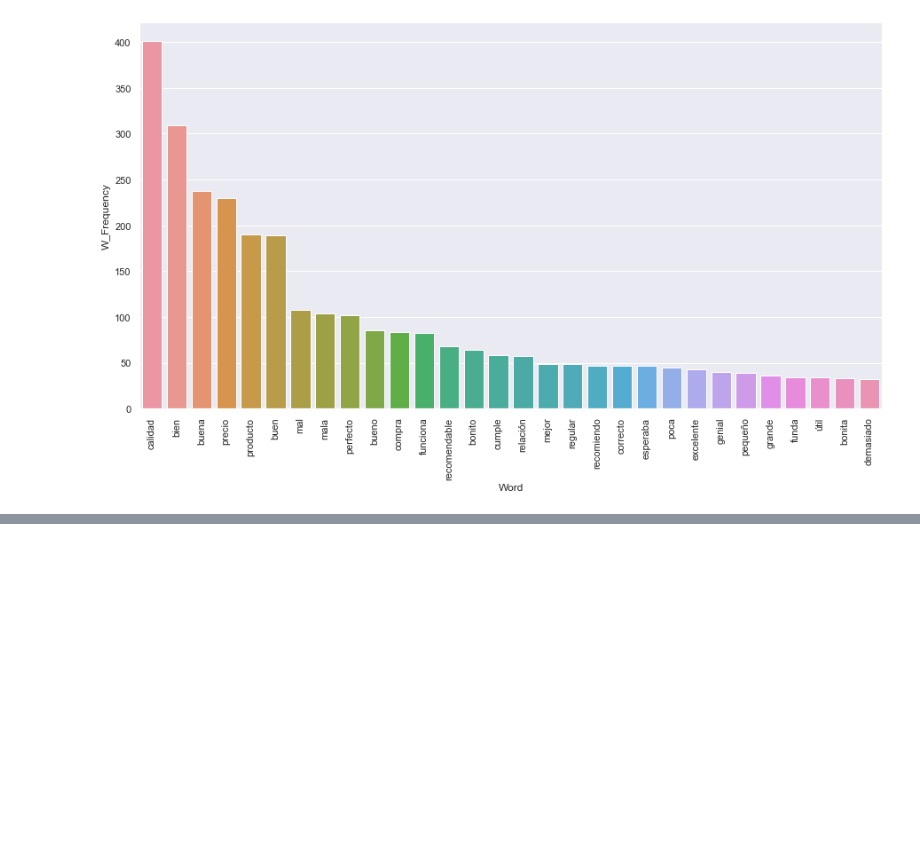
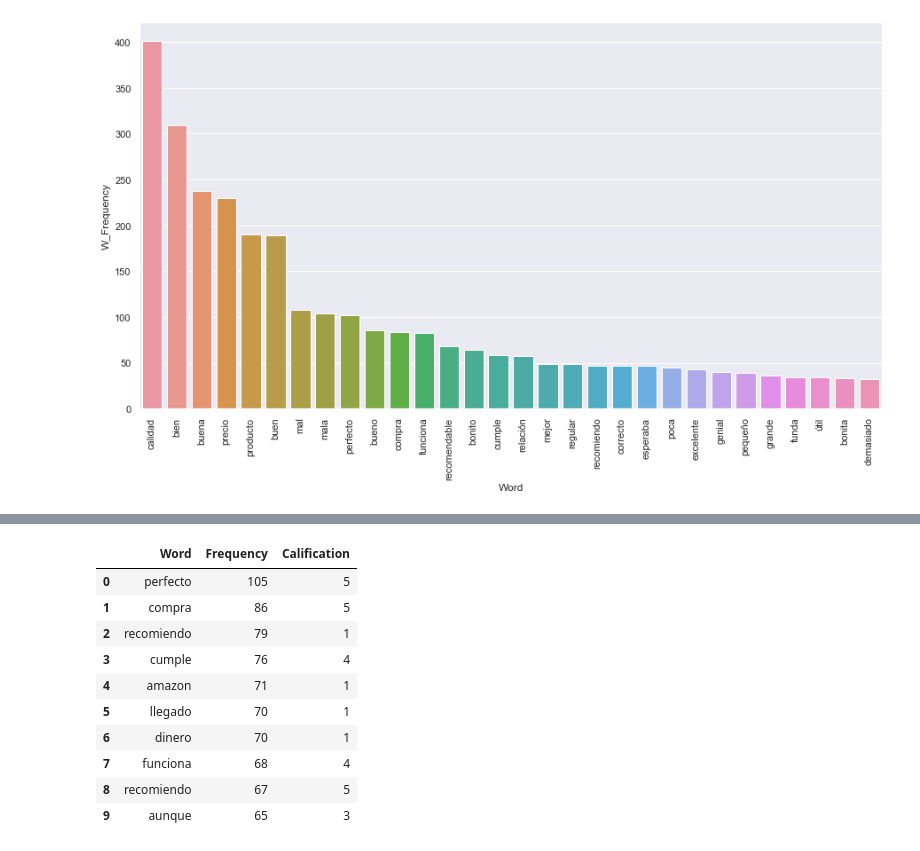
Before and after one commit to luiscarlos0218/proyecto3_NLP, a Jupyter notebook: DS_Proyecto_03_NLP.ipynb, the cells around one changed output, grey strips where cells are left out. Saved outputs shown, nothing was run; the diff lists cells and outputs as text; code cells hidden in the pictures; blank space fills up the shorter version.

```diff
--- a/DS_Proyecto_03_NLP.ipynb
+++ b/DS_Proyecto_03_NLP.ipynb
@@ -385,0 +540,3 @@ plt.show()
+# %%
+df_r_two = token_npl(two_star, stopwords, 2)
+df_r_two.head(5)
@@ -385,0 +580,17 @@ plt.show()
+# %%
+df_token = pd.concat([df_r_one, df_r_two, df_r_three, df_r_four, df_r_five])
+df_token.sort_values('Frequency',ascending=False, inplace = True)
+df_token.reset_index(drop = True, inplace=True)
+df_token.head(10)
+# %% [output]
+|  | Word | Frequency | Calification |
+| 0 | perfecto | 105 | 5 |
+| 1 | compra | 86 | 5 |
+| 2 | recomiendo | 79 | 1 |
+| 3 | cumple | 76 | 4 |
+| 4 | amazon | 71 | 1 |
+| 5 | llegado | 70 | 1 |
+| 6 | dinero | 70 | 1 |
+| 7 | funciona | 68 | 4 |
+| 8 | recomiendo | 67 | 5 |
+| 9 | aunque | 65 | 3 |
```
Also changed, not shown: parts of 32 cells of this notebook.
